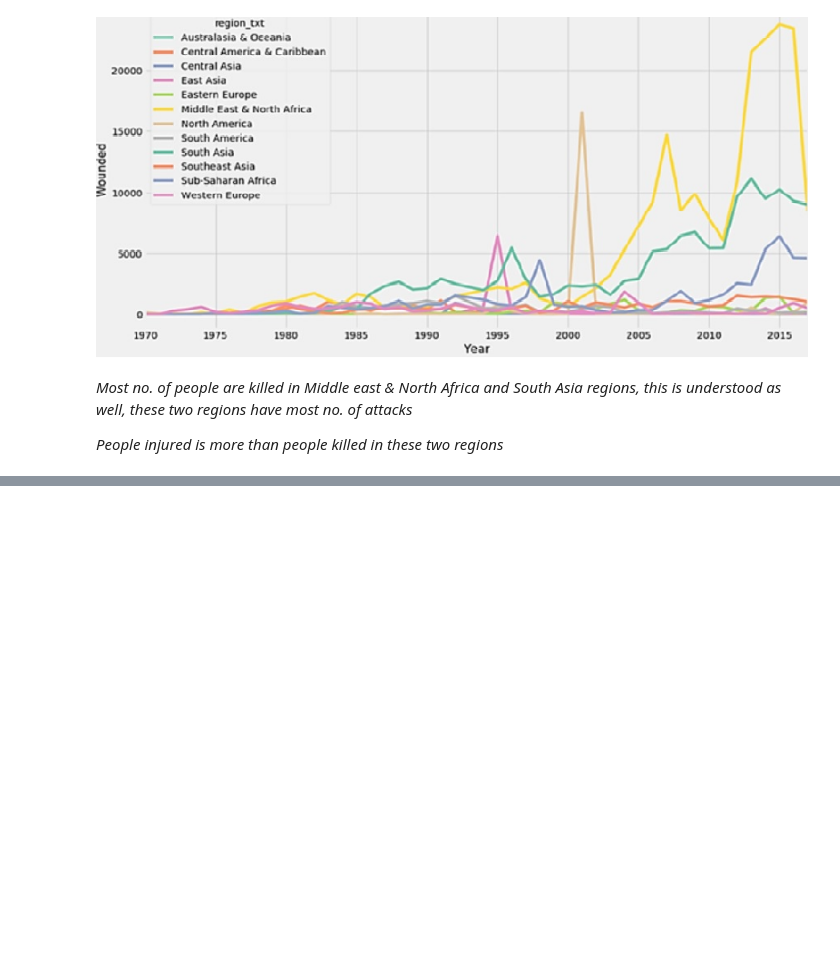
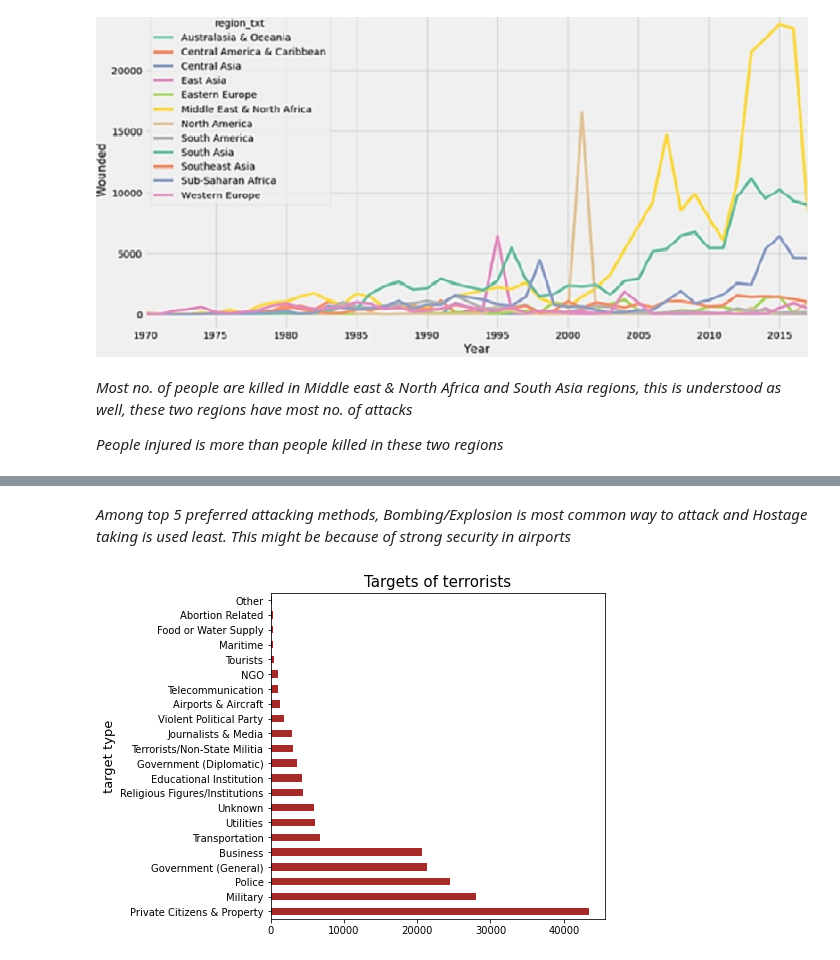
Before and after one commit to kiranmahara9600/Global-Terrorism-Analysis, a Jupyter notebook: EDA_on_Global_Terrorism.ipynb, the cells around one changed output, grey strips where cells are left out. Saved outputs shown, nothing was run; the diff lists cells and outputs as text; code cells hidden in the pictures; blank space fills up the shorter version.

```diff
--- a/EDA_on_Global_Terrorism.ipynb
+++ b/EDA_on_Global_Terrorism.ipynb
@@ -831,0 +851,13 @@ Image(r"/content/drive/MyDrive/Datascience/Datasets/No. of people injured in att
+# %% [markdown]
+*Among top 5 preferred attacking methods, Bombing/Explosion is most common way to attack and Hostage taking is used least. This might be because of strong security in airports*
+# %%
+#------------------------------------Block-46-------------------------------------
+
+#visualising different targets of terrorists
+plt.rcParams['figure.figsize']=(6,6)
+updated_global_terrorism_df['Target_type'].value_counts().plot.barh(color='brown')   #bar plot
+plt.title('Targets of terrorists',fontsize=15)
+plt.ylabel('target type',fontsize=13)
+plt.show()
+# %% [output]
+[figure, added]
```
Also changed, not shown: parts of 16 cells of this notebook.
